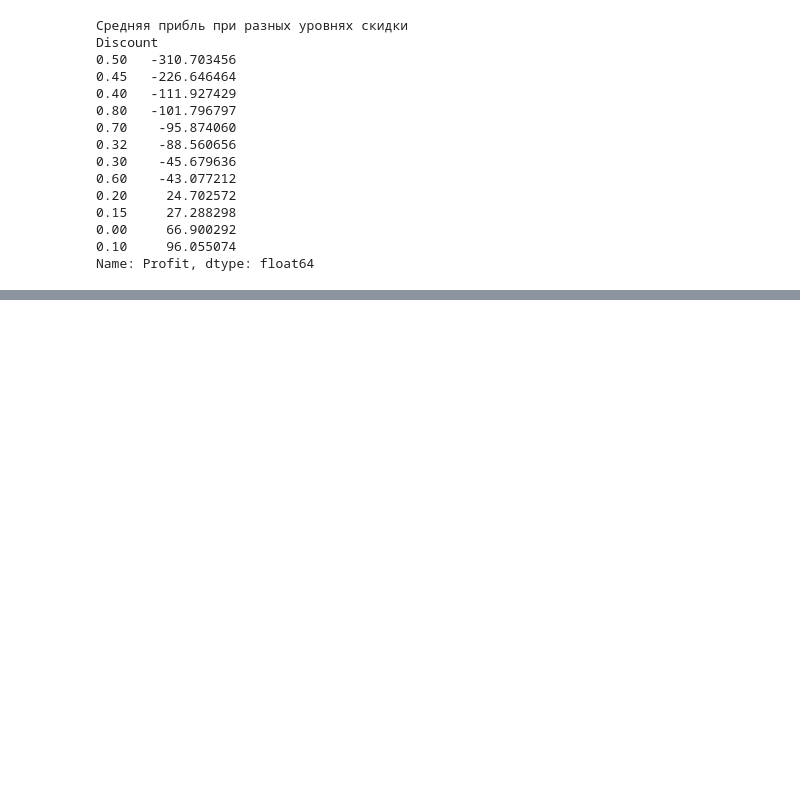
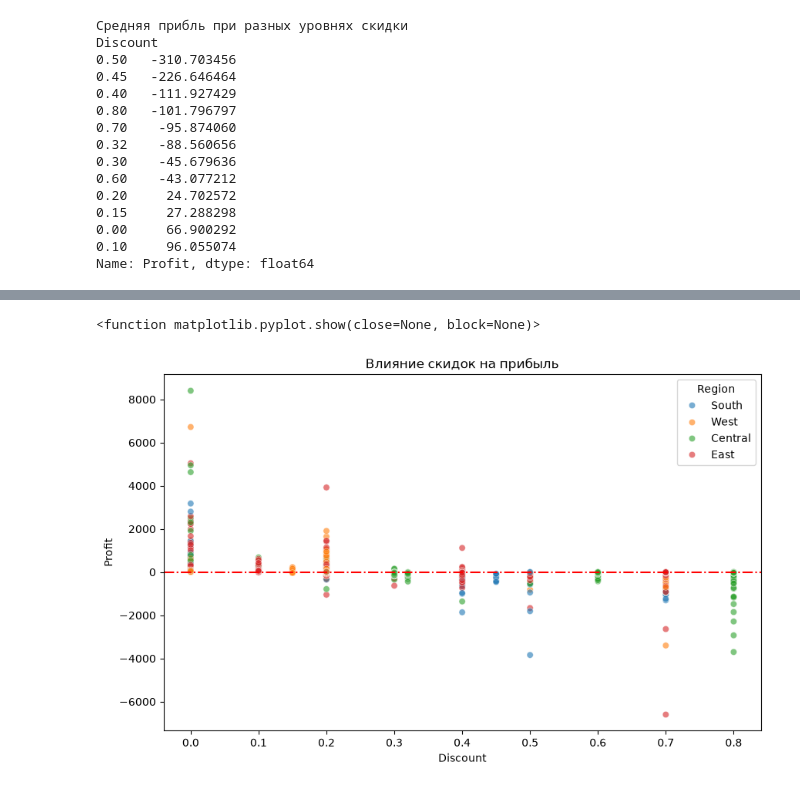
Before and after one commit to F1stik/data-science, a Jupyter notebook: 02_pandas_numpy_basics/02_load_and_explore_sales.ipynb, the cells around one changed output, grey strips where cells are left out. Drawn from its saved outputs; the diff is of its cells as text; code cells hidden in the pictures; blank space fills up the shorter version.

Commit message:
Работа с seaborn +  matplotlib

```diff
--- a/02_pandas_numpy_basics/02_load_and_explore_sales.ipynb
+++ b/02_pandas_numpy_basics/02_load_and_explore_sales.ipynb
@@ -138,0 +152,5 @@ Name: Profit, dtype: float64
+# %%
+df['Discount_bin'] = pd.cut(df['Discount'], bins = [0 , 0.1 , 0.2 , 0.3 , 0.4 , 0.5 , 0.8],
+                            labels=['0-10%','10-20%','20-30%','30-40%','40-50%','50%+'])
+print('Средняя прибыль по диапазону скидок составила:')
+print(df.groupby('Discount_bin')['Profit'].mean())
@@ -138,0 +167,11 @@ Name: Profit, dtype: float64
+# %%
+import seaborn as sns
+
+plt.figure(figsize=(10 , 6))
+sns.scatterplot(data=df,x='Discount',y='Profit',hue='Region',alpha = 0.6)
+plt.title('Влияние скидок на прибыль')
+plt.axhline(y=0, color= 'red', linestyle = '-.')
+plt.show
+# %% [output]
+<function matplotlib.pyplot.show(close=None, block=None)>
+[figure, added]
```
Also changed, not shown: parts of 3 cells of this notebook.
